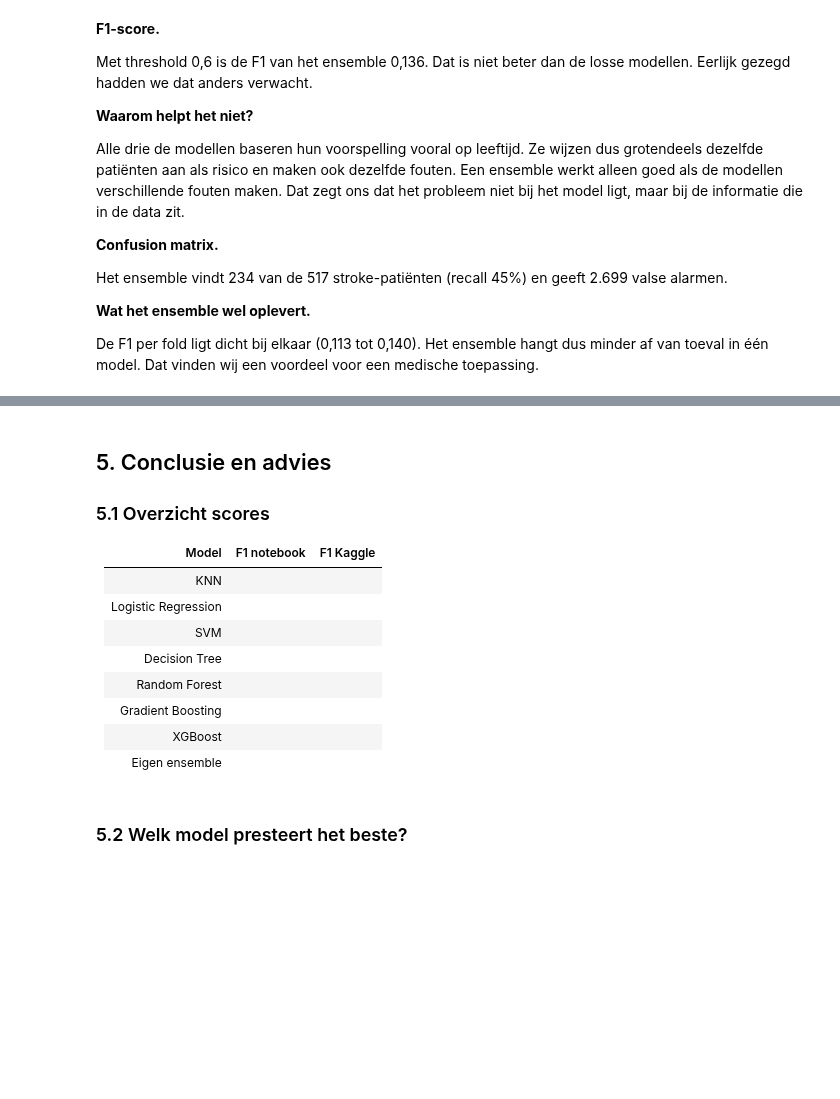
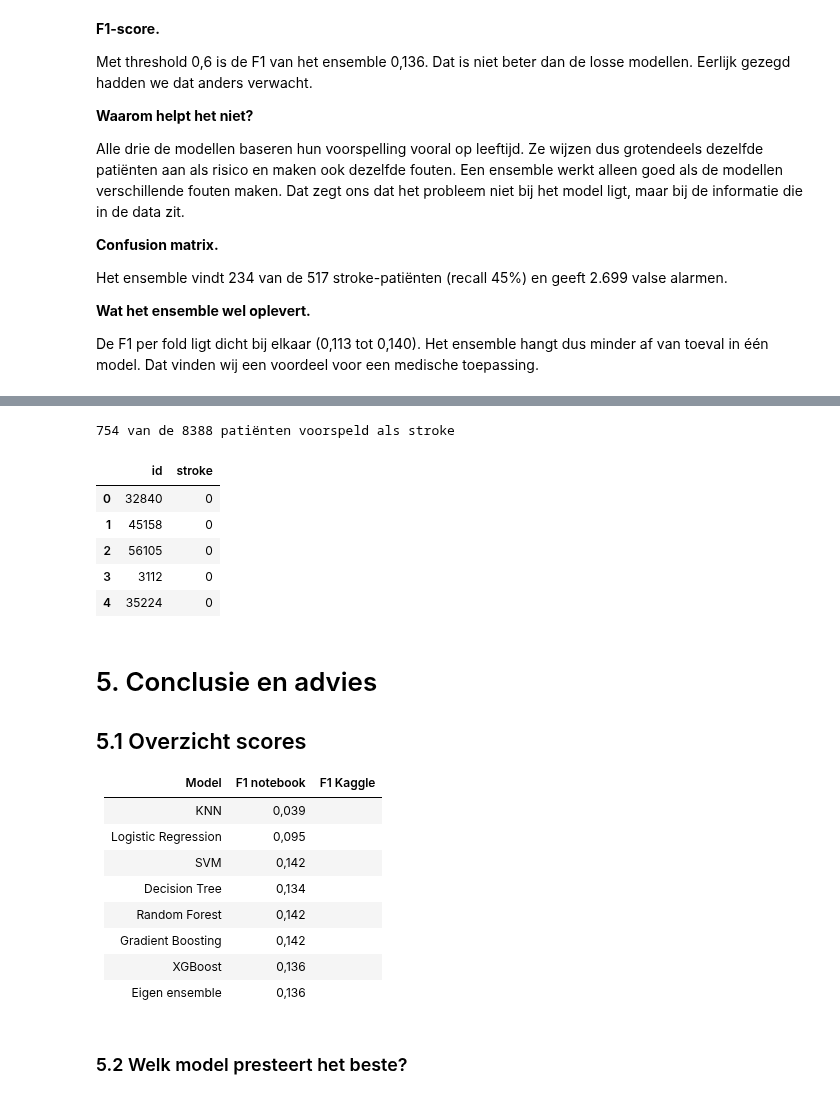
Before and after one commit to rabpie/26-27-Machine-Learning-groep-6, a Jupyter notebook: ML-Voorspel herseninfarct.ipynb, the cells around one changed output, grey strips where cells are left out. Drawn from its saved outputs; the diff is of its cells as text; code cells hidden in the pictures; blank space fills up the shorter version.

Commit message:
submission gemaakt voor kaggle

```diff
--- a/ML-Voorspel herseninfarct.ipynb
+++ b/ML-Voorspel herseninfarct.ipynb
@@ -2029,18 +2033,49 @@ De F1 per fold ligt dicht bij elkaar (0,113 tot 0,140). Het ensemble hangt dus m
+# %%
+# Testdata: geen rijen weghalen, alleen dezelfde kolommen als bij train
+test_cleaner = StrokeCleaner(data.test)
+test_cleaner.drop_columns(["id"], "id (geen medische informatie)")
+test_cleaner.drop_columns(["gender_Other", "gender_Female",
+                           "ever_married_No", "Residence_type_Rural"],
+                          "Overbodige dummy-kolommen")
+test_cleaner.bool_to_int()
+X_test = test_cleaner.df[X_train.columns]
+
+# Eindmodel trainen op alle trainingsdata
+ensemble.fit(X_train, y_train)
+test_kansen = ensemble.predict_proba(X_test)[:, 1]
+
+submission = pd.DataFrame({
+    "id": data.test["id"],
+    "stroke": (test_kansen >= BESTE_THRESHOLD).astype(int),
+})
+submission.to_csv("submission.csv", index=False)
+
+print(f"{submission['stroke'].sum()} van de {len(submission)} patiënten "
+      f"voorspeld als stroke")
+submission.head()
+# %% [output]
+754 van de 8388 patiënten voorspeld als stroke
+|  | id | stroke |
+| 0 | 32840 | 0 |
+| 1 | 45158 | 0 |
+| 2 | 56105 | 0 |
+| 3 | 3112 | 0 |
+| 4 | 35224 | 0 |
 # %% [markdown]
-## 5. Conclusie en advies
+# 5. Conclusie en advies
 
-### 5.1 Overzicht scores
+## 5.1 Overzicht scores
 
 | Model | F1 notebook | F1 Kaggle |
 |---|---|---|
-| KNN | | |
-| Logistic Regression | | |
-| SVM | | |
-| Decision Tree | | |
-| Random Forest | | |
-| Gradient Boosting | | |
-| XGBoost | | |
-| Eigen ensemble | | |
+| KNN | 0,039 | |
+| Logistic Regression | 0,095 | |
+| SVM | 0,142 | |
+| Decision Tree | 0,134 | |
+| Random Forest | 0,142 | |
+| Gradient Boosting | 0,142 | |
+| XGBoost | 0,136 | |
+| Eigen ensemble | 0,136 | |
 # %% [markdown]
 ### 5.2 Welk model presteert het beste?
 # %% [markdown]
```
Also changed, not shown: parts of 1 cell of this notebook, 1 other file.
